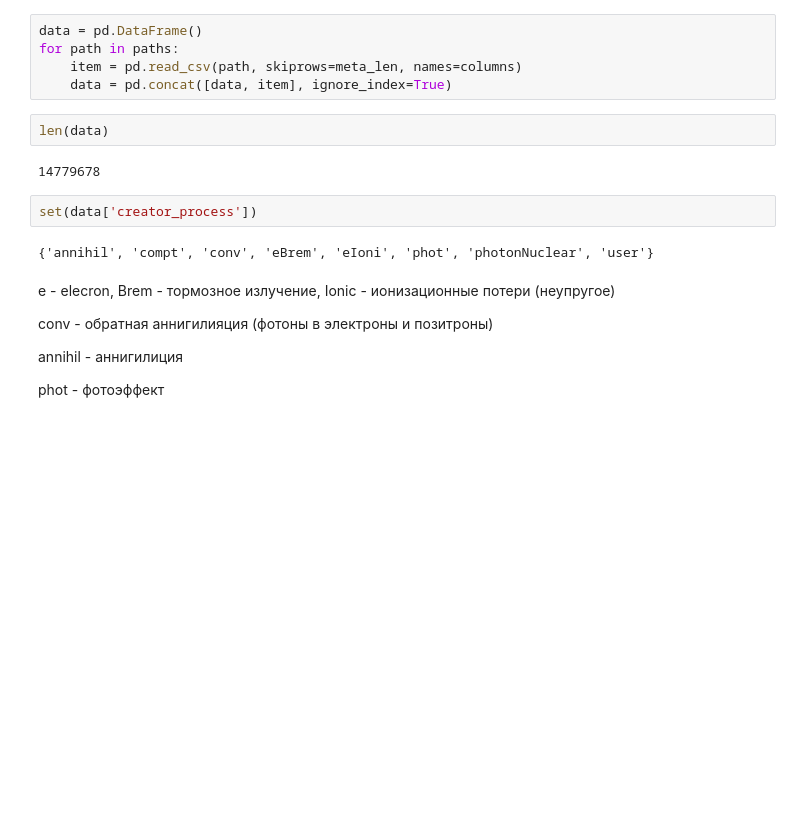
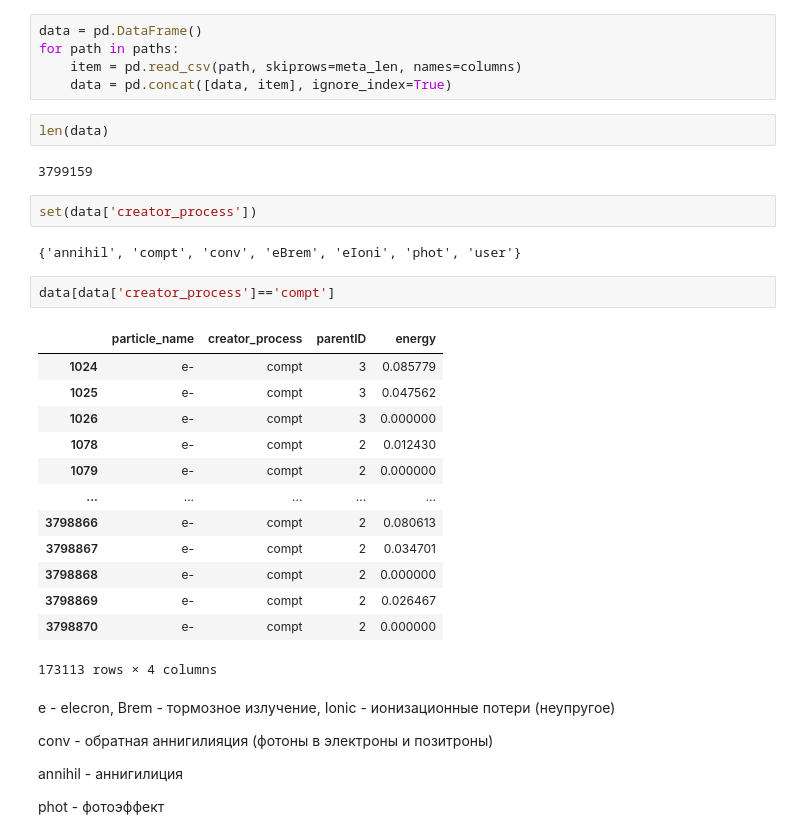
Before and after one commit to annndruha/Distribution-of-secondary-particles-in-tissue-equivalent-materials, a Jupyter notebook: model_cube/ParticlePlotter.ipynb, the cells around one changed output. Cells and saved outputs as stored; diff of their text form; blank space fills up the shorter version.

```diff
--- a/model_cube/ParticlePlotter.ipynb
+++ b/model_cube/ParticlePlotter.ipynb
@@ -32,14 +32,30 @@ data = pd.DataFrame()
 for path in paths:
     item = pd.read_csv(path, skiprows=meta_len, names=columns)
     data = pd.concat([data, item], ignore_index=True)
-# %%
-len(data)
-# %% [output]
-14779678
-# %%
-set(data['creator_process'])
-# %% [output]
-{'annihil', 'compt', 'conv', 'eBrem', 'eIoni', 'phot', 'photonNuclear', 'user'}
+# %%
+len(data)
+# %% [output]
+3799159
+# %%
+set(data['creator_process'])
+# %% [output]
+{'annihil', 'compt', 'conv', 'eBrem', 'eIoni', 'phot', 'user'}
+# %%
+data[data['creator_process']=='compt']
+# %% [output]
+|  | particle_name | creator_process | parentID | energy |
+| 1024 | e- | compt | 3 | 0.085779 |
+| 1025 | e- | compt | 3 | 0.047562 |
+| 1026 | e- | compt | 3 | 0.000000 |
+| 1078 | e- | compt | 2 | 0.012430 |
+| 1079 | e- | compt | 2 | 0.000000 |
+| ... | ... | ... | ... | ... |
+| 3798866 | e- | compt | 2 | 0.080613 |
+| 3798867 | e- | compt | 2 | 0.034701 |
+| 3798868 | e- | compt | 2 | 0.000000 |
+| 3798869 | e- | compt | 2 | 0.026467 |
+| 3798870 | e- | compt | 2 | 0.000000 |
+173113 rows × 4 columns
 # %% [markdown]
 e - elecron, Brem - тормозное излучение, Ionic - ионизационные потери (неупругое)
 
```
Also changed, not shown: parts of 4 cells of this notebook.
